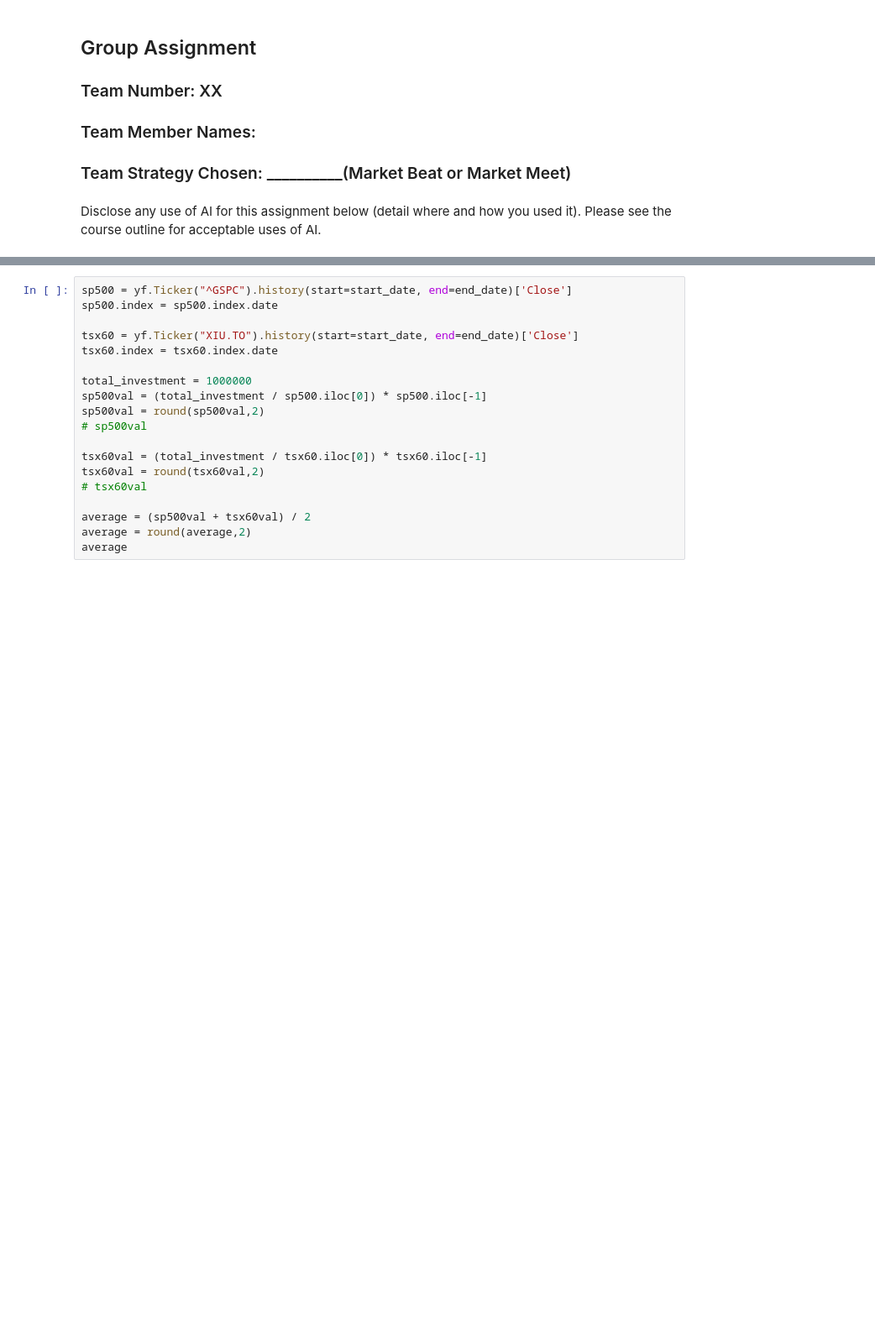
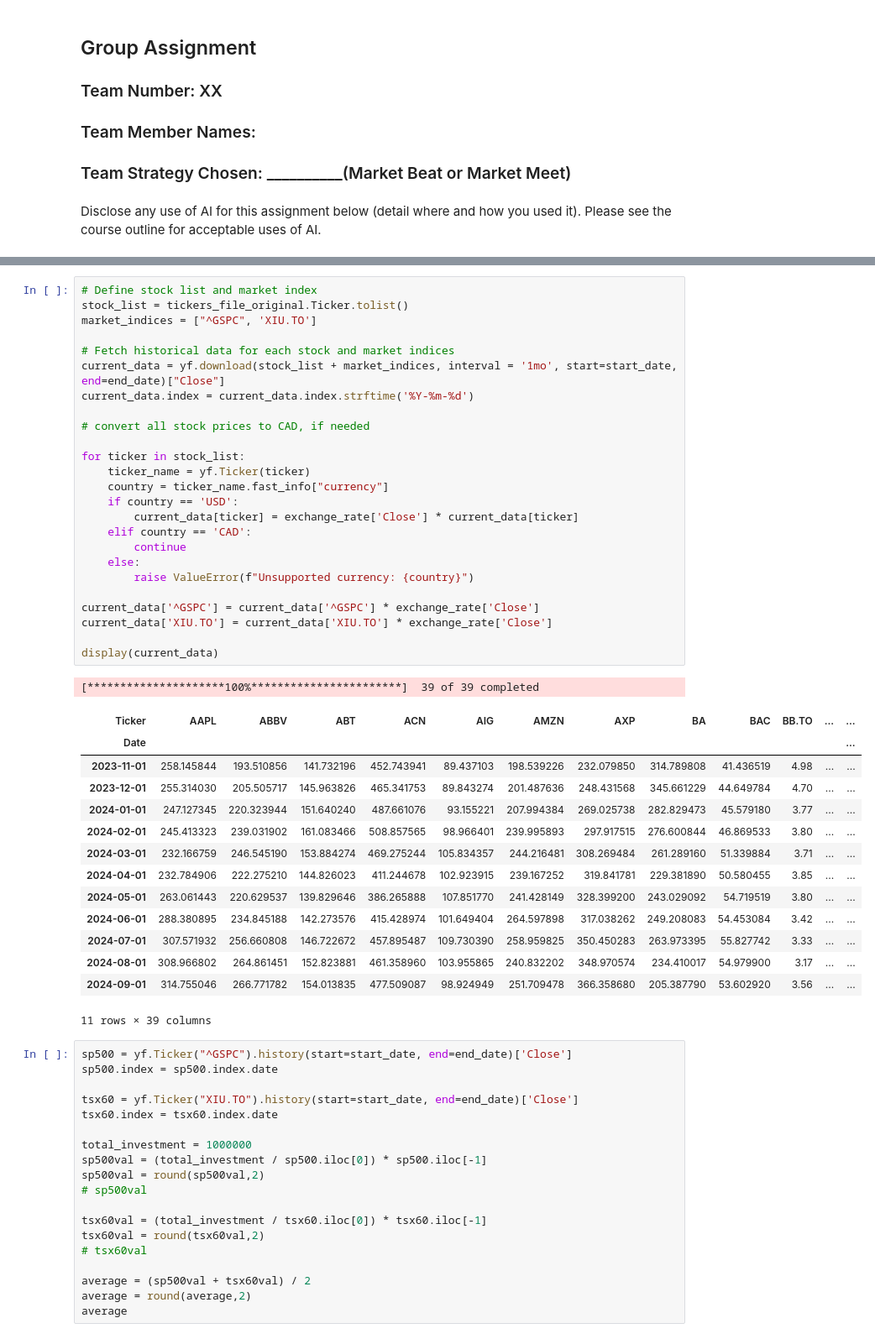
Before and after one commit to gsaujla/Robo-Advising, a Jupyter notebook: Final.ipynb, the cells around one changed output, grey strips where cells are left out. Shown at 84% size. Cells and saved outputs as stored; diff of their text form; blank space fills up the shorter version.

```diff
--- a/Final.ipynb
+++ b/Final.ipynb
@@ -86,3 +91,44 @@ tickers_file_original
+# %%
+# Define stock list and market index
+stock_list = tickers_file_original.Ticker.tolist()
+market_indices = ["^GSPC", 'XIU.TO']
+
+# Fetch historical data for each stock and market indices
+current_data = yf.download(stock_list + market_indices, interval = '1mo', start=start_date, end=end_date)["Close"]
+current_data.index = current_data.index.strftime('%Y-%m-%d')
+
+# convert all stock prices to CAD, if needed
+
+for ticker in stock_list:
+    ticker_name = yf.Ticker(ticker)
+    country = ticker_name.fast_info["currency"]
+    if country == 'USD':
+        current_data[ticker] = exchange_rate['Close'] * current_data[ticker]
+    elif country == 'CAD':
+        continue
+    else:
+        raise ValueError(f"Unsupported currency: {country}")
+
+current_data['^GSPC'] = current_data['^GSPC'] * exchange_rate['Close']
+current_data['XIU.TO'] = current_data['XIU.TO'] * exchange_rate['Close']
+
+display(current_data)
+# %% [output]
+[*********************100%***********************]  39 of 39 completed
+| Ticker | AAPL | ABBV | ABT | ACN | AIG | AMZN | AXP | BA | BAC | BB.TO | ... | ... |
+| Date |  |  |  |  |  |  |  |  |  |  |  | ... |
+| 2023-11-01 | 258.145844 | 193.510856 | 141.732196 | 452.743941 | 89.437103 | 198.539226 | 232.079850 | 314.789808 | 41.436519 | 4.98 | ... | ... |
+| 2023-12-01 | 255.314030 | 205.505717 | 145.963826 | 465.341753 | 89.843274 | 201.487636 | 248.431568 | 345.661229 | 44.649784 | 4.70 | ... | ... |
+| 2024-01-01 | 247.127345 | 220.323944 | 151.640240 | 487.661076 | 93.155221 | 207.994384 | 269.025738 | 282.829473 | 45.579180 | 3.77 | ... | ... |
+| 2024-02-01 | 245.413323 | 239.031902 | 161.083466 | 508.857565 | 98.966401 | 239.995893 | 297.917515 | 276.600844 | 46.869533 | 3.80 | ... | ... |
+| 2024-03-01 | 232.166759 | 246.545190 | 153.884274 | 469.275244 | 105.834357 | 244.216481 | 308.269484 | 261.289160 | 51.339884 | 3.71 | ... | ... |
+| 2024-04-01 | 232.784906 | 222.275210 | 144.826023 | 411.244678 | 102.923915 | 239.167252 | 319.841781 | 229.381890 | 50.580455 | 3.85 | ... | ... |
+| 2024-05-01 | 263.061443 | 220.629537 | 139.829646 | 386.265888 | 107.851770 | 241.428149 | 328.399200 | 243.029092 | 54.719519 | 3.80 | ... | ... |
+| 2024-06-01 | 288.380895 | 234.845188 | 142.273576 | 415.428974 | 101.649404 | 264.597898 | 317.038262 | 249.208083 | 54.453084 | 3.42 | ... | ... |
+| 2024-07-01 | 307.571932 | 256.660808 | 146.722672 | 457.895487 | 109.730390 | 258.959825 | 350.450283 | 263.973395 | 55.827742 | 3.33 | ... | ... |
+| 2024-08-01 | 308.966802 | 264.861451 | 152.823881 | 461.358960 | 103.955865 | 240.832202 | 348.970574 | 234.410017 | 54.979900 | 3.17 | ... | ... |
+| 2024-09-01 | 314.755046 | 266.771782 | 154.013835 | 477.509087 | 98.924949 | 251.709478 | 366.358680 | 205.387790 | 53.602920 | 3.56 | ... | ... |
+11 rows × 39 columns
 # %%
 sp500 = yf.Ticker("^GSPC").history(start=start_date, end=end_date)['Close']
 sp500.index = sp500.index.date
```
Also changed, not shown: parts of 14 cells of this notebook.
